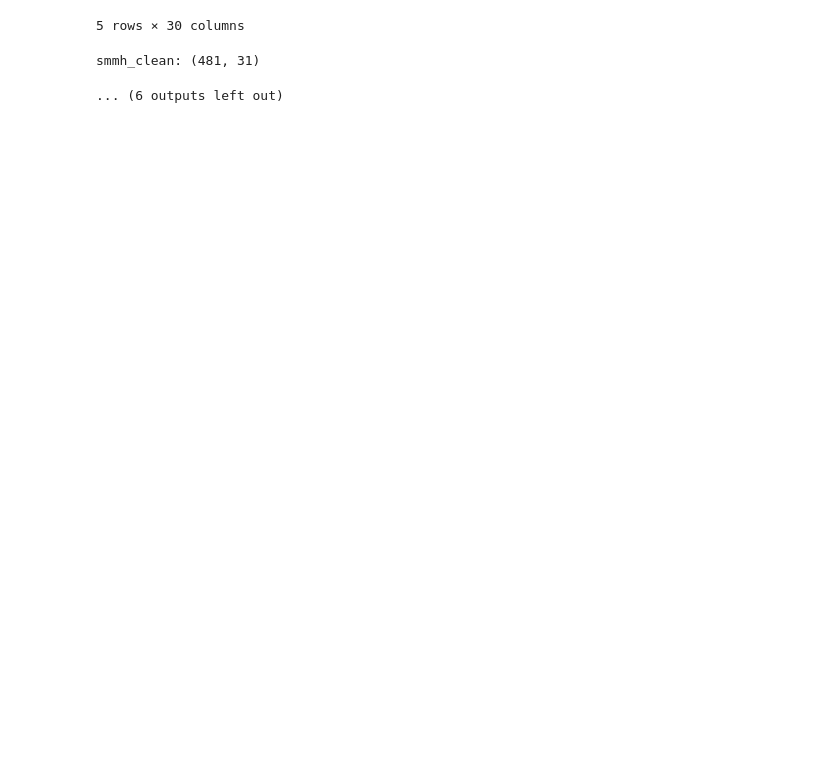
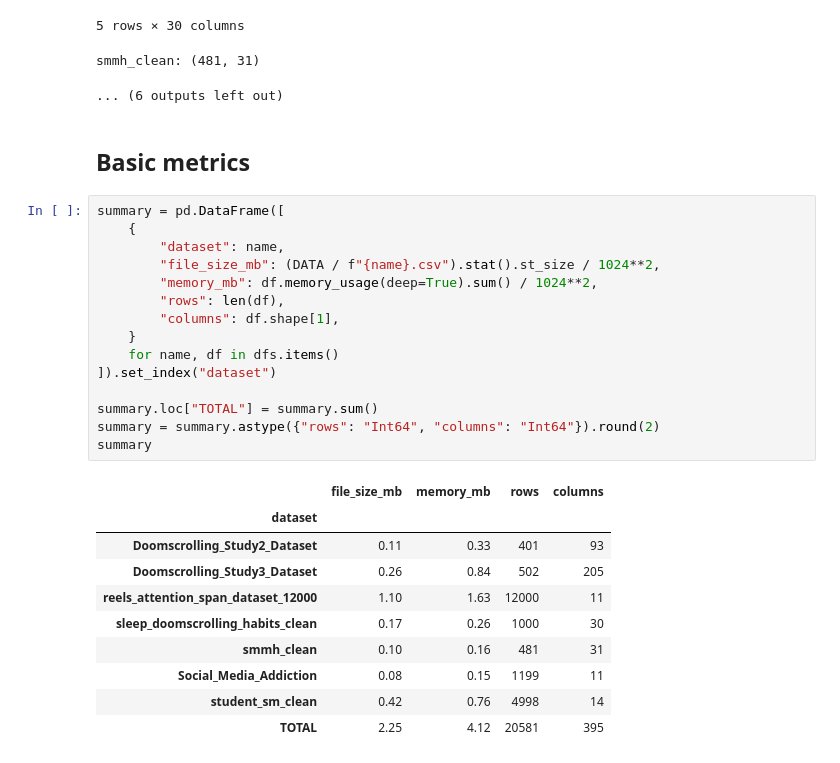
Before and after one commit to DanyloBeha/css-brainrot, a Jupyter notebook: dataset-collection/exploration_kaggle.ipynb, the cells around one changed output. Saved outputs shown, nothing was run; the diff lists cells and outputs as text; blank space fills up the shorter version.

Commit message:
feat: add metrics dataframe

```diff
--- a/dataset-collection/dataFrame_kaggle.ipynb
+++ b/dataset-collection/exploration_kaggle.ipynb
@@ -44,3 +44,31 @@ sleep_doomscrolling_habits_clean: (1000, 30)
 5 rows × 30 columns
 smmh_clean: (481, 31)
 ... (6 outputs left out)
+# %% [markdown]
+## Basic metrics
+# %%
+summary = pd.DataFrame([
+    {
+        "dataset": name,
+        "file_size_mb": (DATA / f"{name}.csv").stat().st_size / 1024**2,
+        "memory_mb": df.memory_usage(deep=True).sum() / 1024**2,
+        "rows": len(df),
+        "columns": df.shape[1],
+    }
+    for name, df in dfs.items()
+]).set_index("dataset")
+
+summary.loc["TOTAL"] = summary.sum()
+summary = summary.astype({"rows": "Int64", "columns": "Int64"}).round(2)
+summary
+# %% [output]
+|  | file_size_mb | memory_mb | rows | columns |
+| dataset |  |  |  |  |
+| Doomscrolling_Study2_Dataset | 0.11 | 0.33 | 401 | 93 |
+| Doomscrolling_Study3_Dataset | 0.26 | 0.84 | 502 | 205 |
+| reels_attention_span_dataset_12000 | 1.10 | 1.63 | 12000 | 11 |
+| sleep_doomscrolling_habits_clean | 0.17 | 0.26 | 1000 | 30 |
+| smmh_clean | 0.10 | 0.16 | 481 | 31 |
+| Social_Media_Addiction | 0.08 | 0.15 | 1199 | 11 |
+| student_sm_clean | 0.42 | 0.76 | 4998 | 14 |
+| TOTAL | 2.25 | 4.12 | 20581 | 395 |
```
Also changed, not shown: parts of 3 cells of this notebook.
